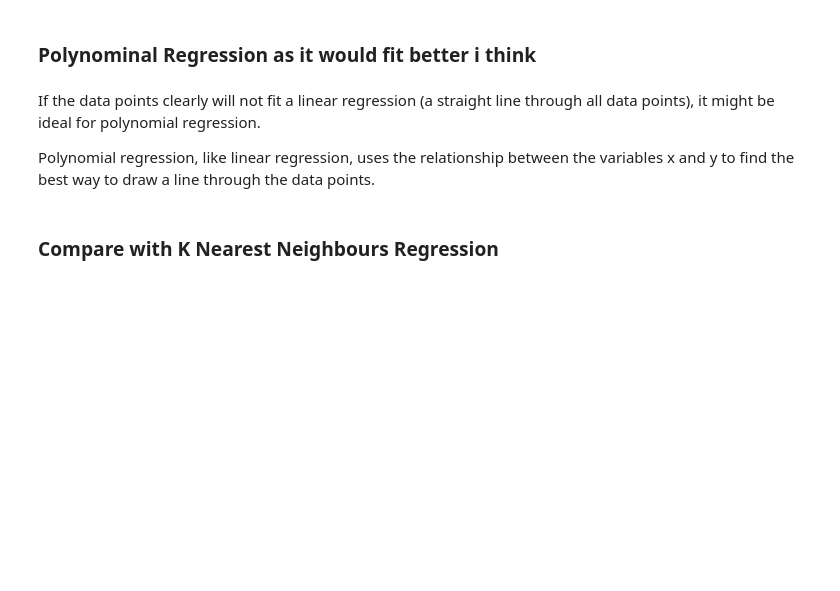
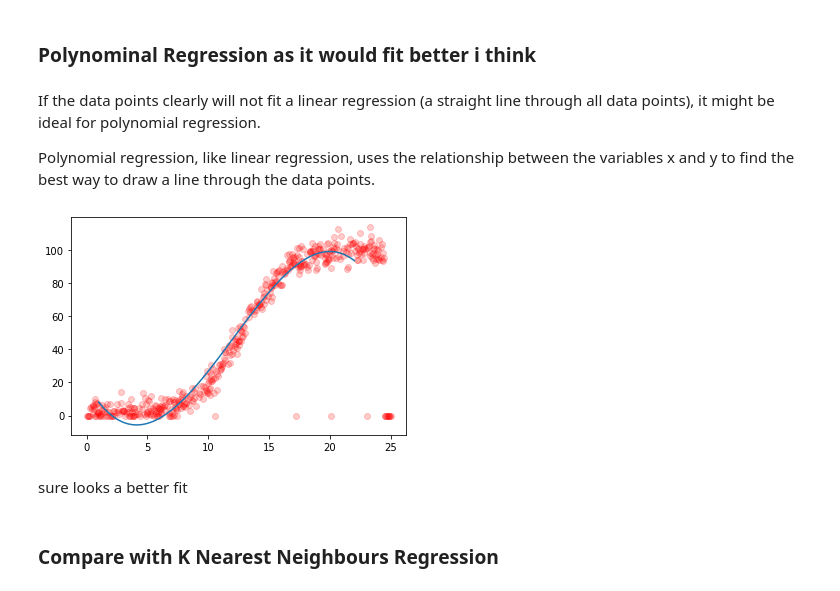
Before and after one commit to brendantipp/sem2_fun_data_analysis_project, a Jupyter notebook: linear_regression.ipynb, the cells around one changed output. Drawn from its saved outputs; the diff is of its cells as text; code cells hidden in the pictures; blank space fills up the shorter version.

Commit message:
added better fit Polynominal Regression

```diff
--- a/linear_regression.ipynb
+++ b/linear_regression.ipynb
@@ -104,6 +104,18 @@ Ok so a straigth line does not fit this dat set very well
 If the data points clearly will not fit a linear regression (a straight line through all data points), it might be ideal for polynomial regression.
 
 Polynomial regression, like linear regression, uses the relationship between the variables x and y to find the best way to draw a line through the data points.
+# %%
+model = np.poly1d(np.polyfit(s, p, 3))
+
+line = np.linspace(1, 22, 100)
+
+plt.scatter(s, p,color='red',alpha=0.2)
+plt.plot(line, model(line))
+plt.show();
+# %% [output]
+[figure, added]
+# %% [markdown]
+sure looks a better fit
 # %% [markdown]
 ### Compare with K Nearest Neighbours Regression
 # %% [markdown]
```
